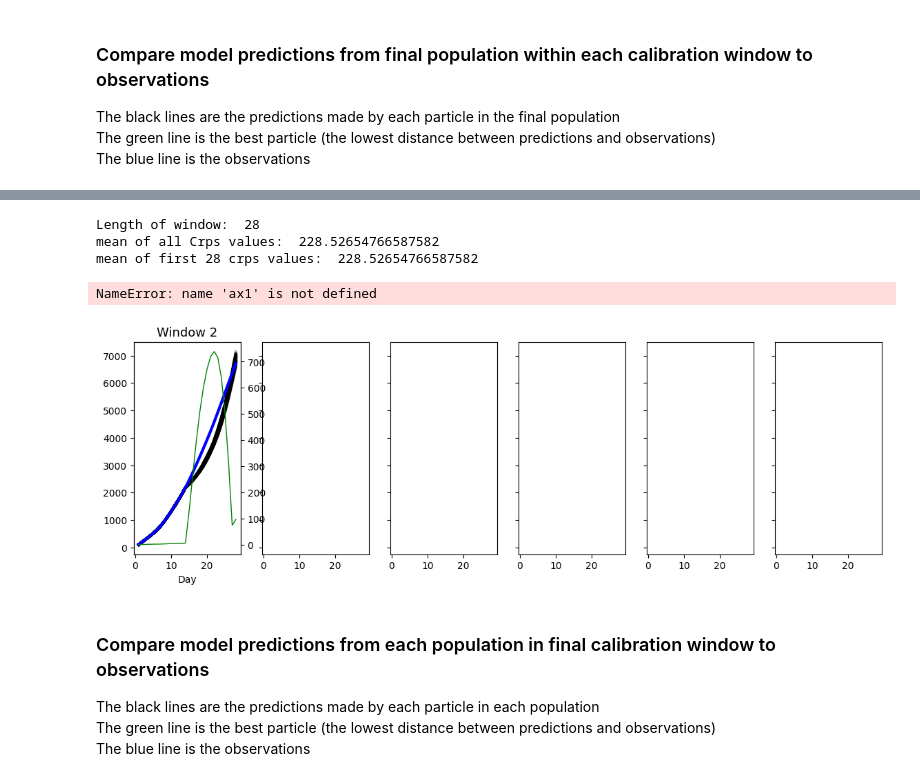
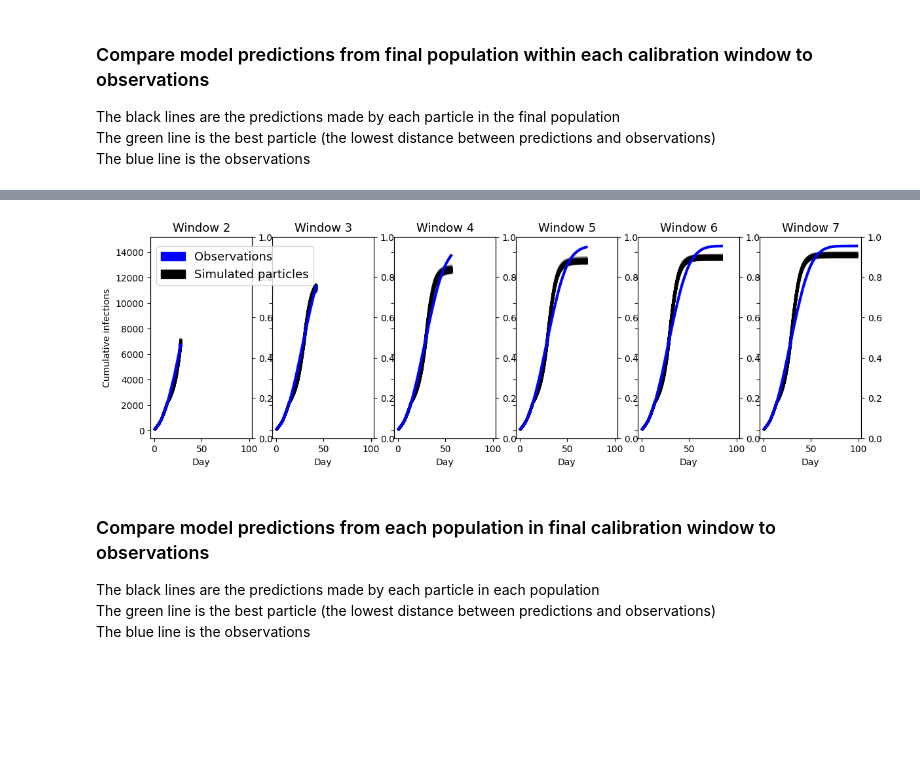
Before and after one commit to Urban-Analytics/RAMP-UA, a Jupyter notebook: experiments/calibration/AnalyseResults-DynamicCalibration_10pops,100particles.ipynb, the cells around one changed output, grey strips where cells are left out. Saved outputs shown, nothing was run; the diff lists cells and outputs as text; code cells hidden in the pictures; blank space fills up the shorter version.

```diff
--- a/experiments/calibration/AnalyseResults-DynamicCalibration_10pops,100particles.ipynb
+++ b/experiments/calibration/AnalyseResults-DynamicCalibration_10pops,100particles.ipynb
@@ -320,48 +255,42 @@ for axes_number, (window, n_days)  in enumerate(windows_length_dict_w2_onwards.i
         axes[axes_number].plot(x, daily_preds_l[i], color="black", linewidth = 3, alpha=1-distance_norm[i])  # (1-x because high distance is bad)
     # Add the best particle
     #axes[axes_number].plot(x, daily_preds_l[best_particle_idx], color="green", linewidth = 2,
     #                      label = 'Best particle')  # (1-x because high distance is bad)
     # Add observations
     axes[axes_number].plot(x, cases_devon_daily[0:len(daily_preds_l[0])], label="Observations",
                             linewidth = 3, color="blue")
 
-
     ### Find CRPS score
     ax2 = axes[axes_number].twinx()
     obs = cases_devon_daily[0:len(daily_preds_l[0])]
-    crps_vals = []
-    for day in range(0,len(daily_preds_l[5])):
-        # Predicted values this day
-        predictions_this_day = [item[day] for item in daily_preds_l]
-        # Find CRPS score
-        crps_vals.append(ps.crps_ensemble(obs[day], predictions_this_day))
-    ax2.plot(x, crps_vals, label="Observations", linewidth = 1, color="green")
-    print("Length of window: ",len(crps_vals))
-    print("mean of all Crps values: ", np.mean(crps_vals))
-    print("mean of first 28 crps values: ", np.mean(crps_vals[:42]))
+
+    #crps_vals = []
+    #for day in range(0,len(daily_preds_l[5])):
+    #    # Predicted values this day
+    #    predictions_this_day = [item[day] for item in daily_preds_l]
+    #    # Find CRPS score
+    #    crps_vals.append(ps.crps_ensemble(obs[day], predictions_this_day))
+    #ax2.plot(x, crps_vals, label="Observations", linewidth = 1, color="green")
+    #print("Length of window: ",len(crps_vals))
+    #print("mean of all Crps values: ", np.mean(crps_vals))
+    #print("mean of first 28 crps values: ", np.mean(crps_vals[:28]))
 
     # Apply labels
     axes[axes_number].set_xlabel("Day")
     axes[axes_number].set_title("Window {}".format(axes_number + 2), fontsize = 13)
 
-
-    ax1.get_shared_y_axes().join(ax1, ax3)
 # Apply legend
 # axes[0].legend(fontsize="small")
 axes[0].set_ylabel("Cumulative infections")
 
 # # Create patches for legend
 black_patch = mpatches.Patch(color='black', label='Simulated particles')
 blue_patch = mpatches.Patch(color='blue', label='Observations')
 # orange_patch = mpatches.Patch(color='orange', label='One-off calibration - best particle')
 # green_patch = mpatches.Patch(color='green', label='Dynamic calibration - best particle')
 plt.legend(handles=[blue_patch, black_patch], loc="lower left", fontsize= 13, bbox_to_anchor=(-6, 0.73));
 
 # Set full plot title
 # fig.suptitle('Number of infections predicted by each particle within each window - final population'.format(t))
 # %% [output]
-Length of window:  28
-mean of all Crps values:  228.52654766587582
-mean of first 28 crps values:  228.52654766587582
-NameError: name 'ax1' is not defined
-[figure, old version]
+[figure, new version]
```
Also changed, not shown: parts of 32 cells of this notebook.
